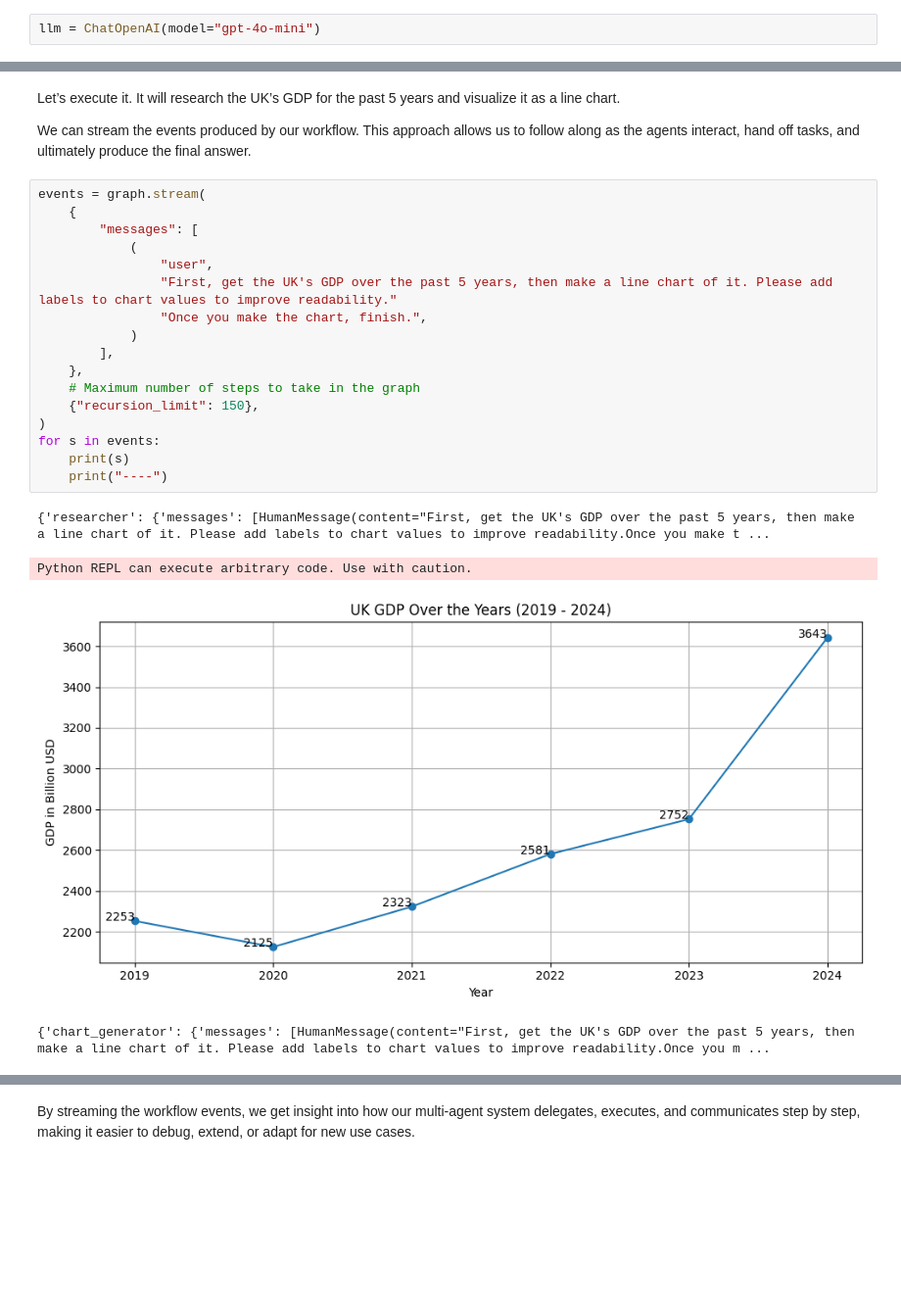
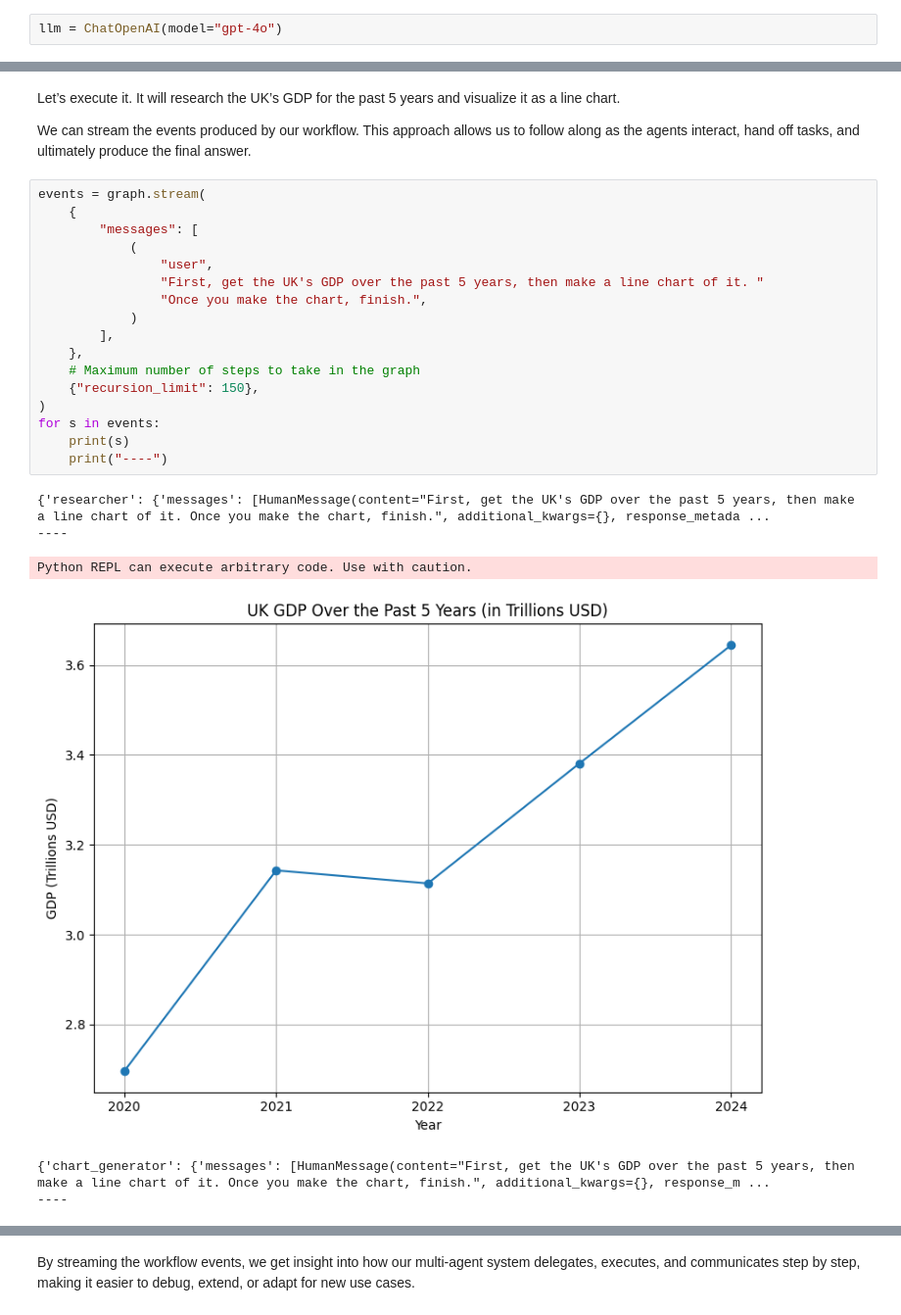
Before and after one commit to laerciogil/langgraph-exercises, a Jupyter notebook: notebooks/12-langgraph-multi-agent-collaboration.ipynb, the cells around one changed output, grey strips where cells are left out. Shown at 98% size. Saved outputs shown, nothing was run; the diff lists cells and outputs as text; blank space fills up the shorter version.

```diff
--- a/notebooks/12-langgraph-multi-agent-collaboration.ipynb
+++ b/notebooks/12-langgraph-multi-agent-collaboration.ipynb
@@ -60,7 +57,7 @@ The decorator `@tool` registers this function as a LangChain tool, making it acc
 
 Let’s instantiate an LLM and define a system prompt to use in agents.
 # %%
-llm = ChatOpenAI(model="gpt-4o-mini")
+llm = ChatOpenAI(model="gpt-4o")
 # %% [markdown]
 The prompt sets the expectations for cooperation and signals how agents should respond when they reach a final answer.
 # %%
@@ -175,22 +172,24 @@ We can stream the events produced by our workflow. This approach allows us to fo
 # %%
 events = graph.stream(
     {
         "messages": [
             (
                 "user",
-                "First, get the UK's GDP over the past 5 years, then make a line chart of it. Please add labels to chart values to improve readability."
+                "First, get the UK's GDP over the past 5 years, then make a line chart of it. "
                 "Once you make the chart, finish.",
             )
         ],
     },
     # Maximum number of steps to take in the graph
     {"recursion_limit": 150},
 )
 for s in events:
     print(s)
     print("----")
 # %% [output]
-{'researcher': {'messages': [HumanMessage(content="First, get the UK's GDP over the past 5 years, then make a line chart of it. Please add labels to chart values to improve readability.Once you make t ...
+{'researcher': {'messages': [HumanMessage(content="First, get the UK's GDP over the past 5 years, then make a line chart of it. Once you make the chart, finish.", additional_kwargs={}, response_metada ...
+----
 Python REPL can execute arbitrary code. Use with caution.
-[figure, old version]
+[figure, new version]
-{'chart_generator': {'messages': [HumanMessage(content="First, get the UK's GDP over the past 5 years, then make a line chart of it. Please add labels to chart values to improve readability.Once you m ...
+{'chart_generator': {'messages': [HumanMessage(content="First, get the UK's GDP over the past 5 years, then make a line chart of it. Once you make the chart, finish.", additional_kwargs={}, response_m ...
+----
```
Also changed, not shown: parts of 6 cells of this notebook.
